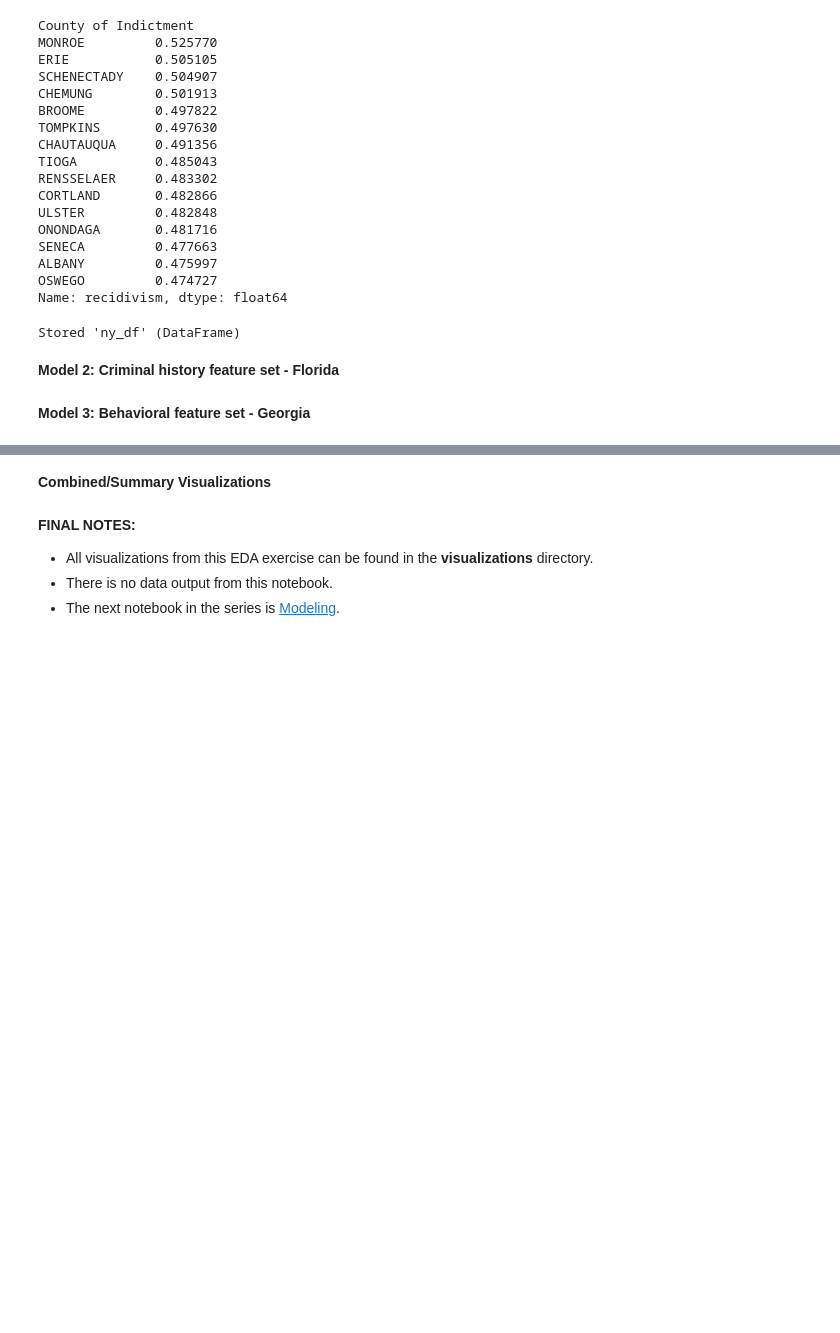
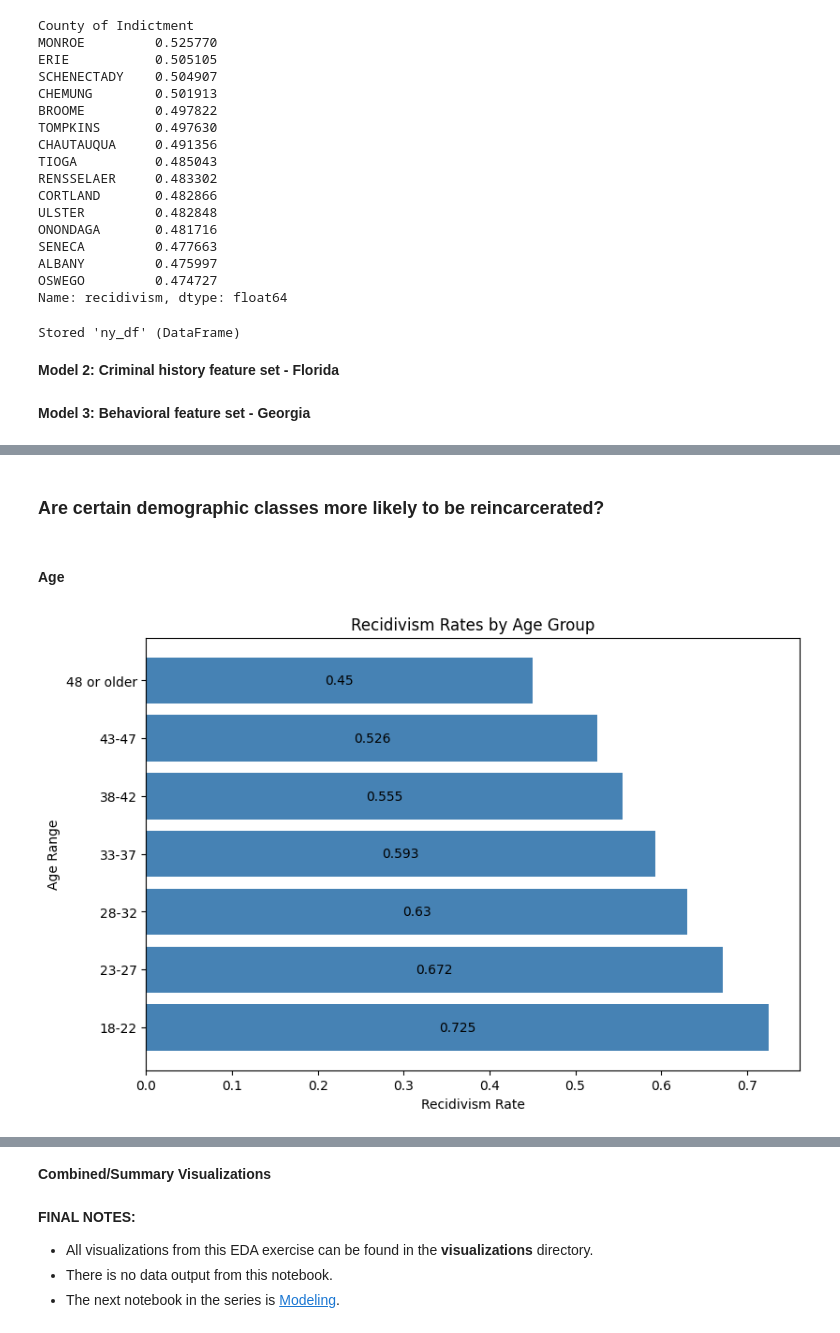
Before and after one commit to ga-dsi-822-group4/recidivism, a Jupyter notebook: notebooks/02_eda.ipynb, the cells around one changed output, grey strips where cells are left out. Drawn from its saved outputs; the diff is of its cells as text; code cells hidden in the pictures; blank space fills up the shorter version.

Commit message:
Georgia EDA Added

```diff
--- a/notebooks/02_eda.ipynb
+++ b/notebooks/02_eda.ipynb
@@ -196,0 +203,6 @@ Stored 'ny_df' (DataFrame)
+# %%
+# Reading in the cleaned data
+
+ga = pd.read_csv('../data/GA/georgia_cleaned.csv')
+ga.drop(columns = 'Unnamed: 0', inplace=True)
+ga.head()
@@ -196,0 +217,20 @@ Stored 'ny_df' (DataFrame)
+# %% [markdown]
+### Are certain demographic classes more likely to be reincarcerated?
+# %% [markdown]
+#### Age
+# %%
+age_recidivism = ga.groupby(by = ['age_at_release'])['recidivism_within_3years'].value_counts(normalize=True)
+age_recidivism = pd.DataFrame(age_recidivism)
+
+fig, ax = plt.subplots(figsize=(9, 6))
+
+y_vals = [val for val, bool in age_recidivism.index[::2]]
+recid_pcts = [round(val,3) for val in age_recidivism['recidivism_within_3years'][0:-2][::2]]
+recid_pcts.append(round(age_recidivism['recidivism_within_3years'][-2:][1], 3))
+age_plot = ax.barh(y=y_vals,
+    width=recid_pcts, color='steelblue')
+ax.bar_label(age_plot, label_type='center')
+ax.set(title='Recidivism Rates by Age Group', xlabel='Recidivism Rate', ylabel='Age Range')
+plt.show();
+# %% [output]
+[figure, added]
```
Also changed, not shown: parts of 50 cells of this notebook.
